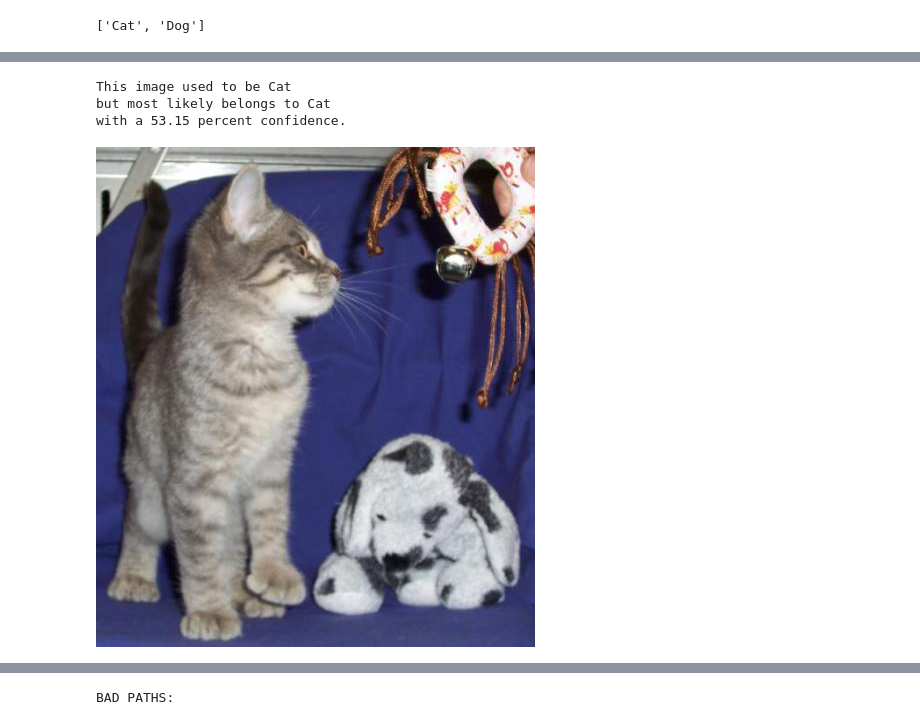
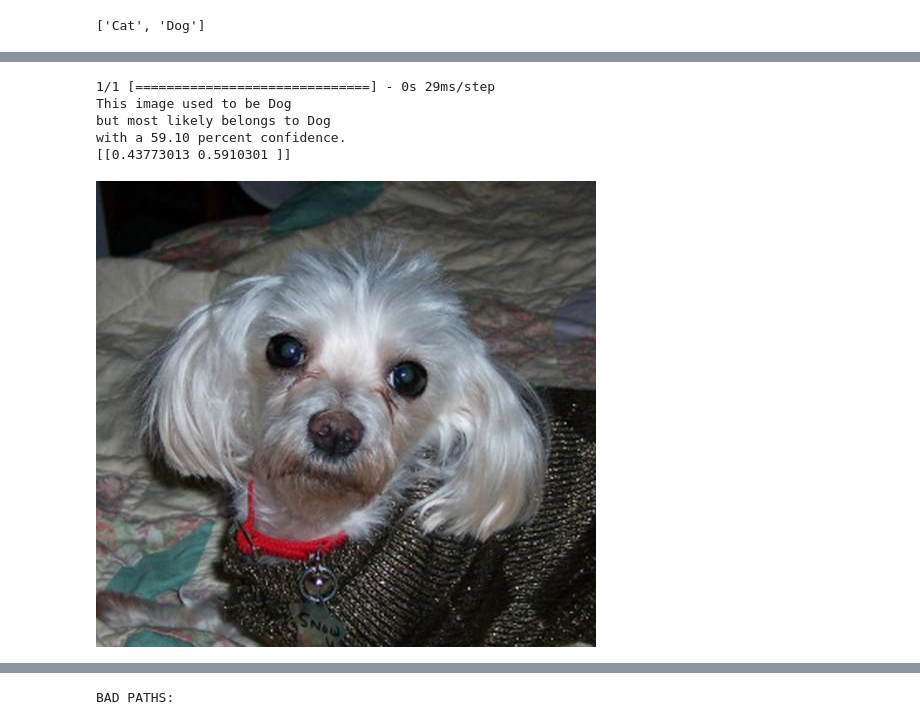
Before and after one commit to bunnanna/image_classifier_for_training, a Jupyter notebook: classfydc.ipynb, the cells around one changed output, grey strips where cells are left out. Cells and saved outputs as stored; diff of their text form; code cells hidden in the pictures.

```diff
--- a/classfydc.ipynb
+++ b/classfydc.ipynb
@@ -43,7 +46,7 @@ dtest = tf.keras.utils.image_dataset_from_directory(
 Found 19925 files belonging to 2 classes.
 Found 4985 files belonging to 2 classes.
 # %%
-class_names = dtrain.class_names
+class_names = ['Cat', 'Dog']
 print(class_names)
 # %% [output]
 ['Cat', 'Dog']
@@ -113,22 +120,26 @@ model = tf.keras.models.load_model("../vs/data/model/modeldogcat.model")
 # %%
 from random import random
 img_paths = glob('../vs/data/dataset/dog-cat/Test-Val-PetImages/val/*/*.jpg')
 ind=int(random()*len(img_paths)-1)
+# ind=4
 img = tf.keras.utils.load_img(
     img_paths[ind], target_size=(img_height, img_width)
 )
 img_array = tf.keras.utils.img_to_array(img)
 img_array = tf.expand_dims(img_array, 0) # Create a batch
 
 predictions = model.predict(img_array)
-score = tf.nn.softmax(predictions[0])
+# score = tf.nn.softmax(predictions[0])
+score = max(predictions)
 print(
-    "This image used to be {} \nbut most likely belongs to {} \nwith a {:.2f} percent confidence."
-    .format(img_paths[ind].split("\\")[-2],class_names[np.argmax(score)], 100 * np.max(score))
+    "This image used to be {} \nbut most likely belongs to {} \nwith a {:.2f} percent confidence.\n{}"
+    .format(img_paths[ind].split("\\")[-2],class_names[np.argmax(score)], 100 * np.max(score),predictions)
 )
 PIL.Image.open(img_paths[ind])
 # %% [output]
-This image used to be Cat
-but most likely belongs to Cat
-with a 53.15 percent confidence.
+1/1 [==============================] - 0s 29ms/step
+This image used to be Dog
+but most likely belongs to Dog
+with a 59.10 percent confidence.
+[[0.43773013 0.5910301 ]]
-[figure, old version]
+[figure, new version]
```
Also changed, not shown: parts of 9 cells of this notebook, 24 other files.
